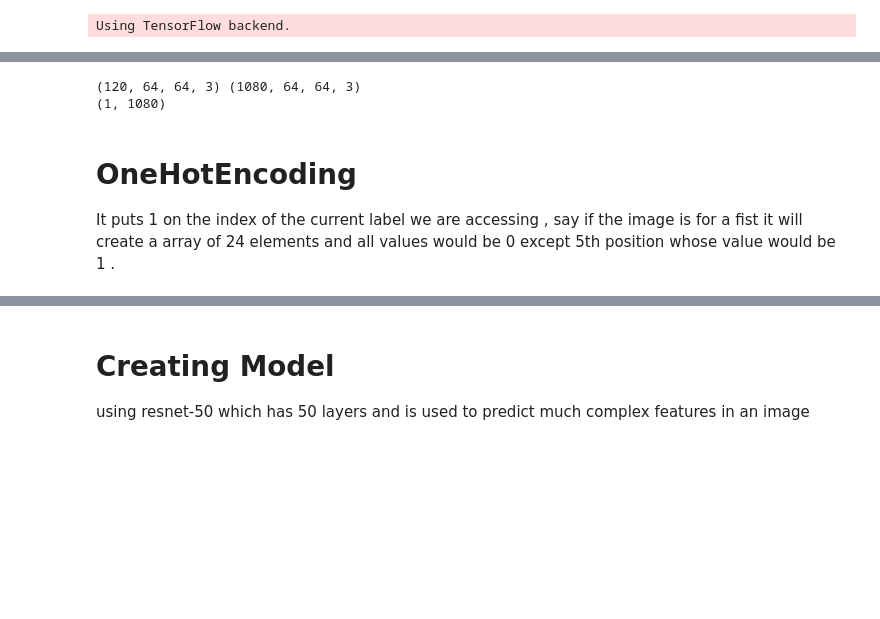
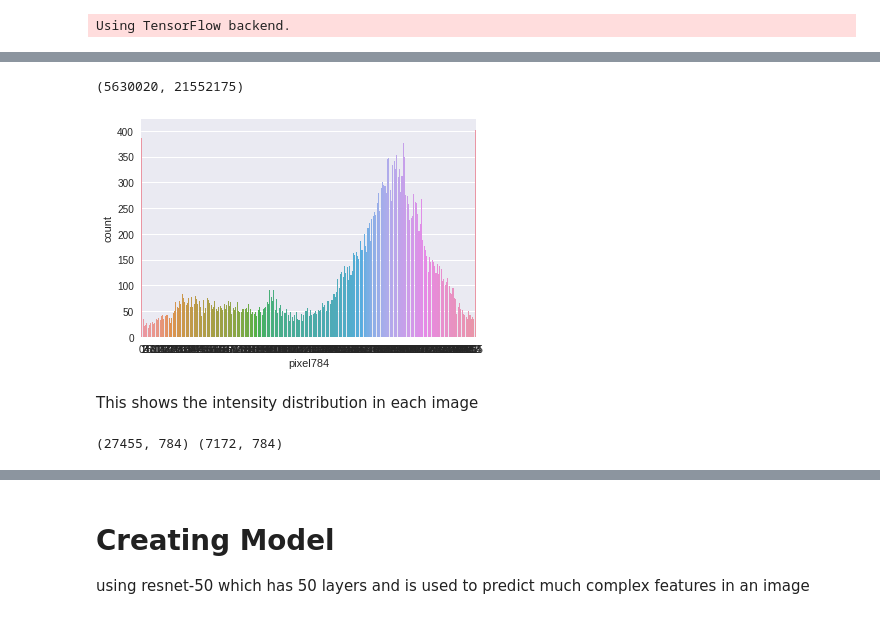
Before and after one commit to apuayush/hand_gest, a Jupyter notebook: training/training.ipynb, the cells around one changed output, grey strips where cells are left out. Drawn from its saved outputs; the diff is of its cells as text; code cells hidden in the pictures; blank space fills up the shorter version.

```diff
--- a/training/training.ipynb
+++ b/training/training.ipynb
@@ -98,5 +51,6 @@ def random_mini_batches(X, Y, mini_batch_size = 64, seed = 0):
 # %%
-# train = pd.read_csv('../input/sign_mnist_train.csv')
-# test = pd.read_csv('../input/sign_mnist_train.csv')
-
-X_train_orig, Y_train_orig, X_test_orig, Y_test_orig, classes = load_dataset()
+data_train = pd.read_csv('data/sign_mnist_train.csv')
+data_test = pd.read_csv('data/sign_mnist_test.csv')
+# %%
+from sklearn.utils import shuffle
+data_train = shuffle(data_train)
@@ -102,0 +77,12 @@ X_train_orig, Y_train_orig, X_test_orig, Y_test_orig, classes = load_dataset()
+# %%
+data_test.size, data_train.size
+# %% [output]
+(5630020, 21552175)
+# %%
+import seaborn as sns
+
+ax = sns.countplot(data_train.iloc[:,-1],label="label")
+# %% [output]
+[figure, added]
+# %% [markdown]
+This shows the intensity distribution in each image
@@ -103,9 +95,4 @@ X_train_orig, Y_train_orig, X_test_orig, Y_test_orig, classes = load_dataset()
 # %%
-print(X_test_orig.shape, X_train_orig.shape)
-print(Y_train_orig.shape)
+print(X_train_orig_1.shape, X_test_orig_1.shape)
 # %% [output]
-(120, 64, 64, 3) (1080, 64, 64, 3)
-(1, 1080)
+(27455, 784) (7172, 784)
-# %% [markdown]
-# OneHotEncoding
-It puts 1 on the index of the current label we are accessing , say if the image is for a fist it will create a array of 24 elements and all values would be 0 except 5th position whose value would be 1 .
```
Also changed, not shown: parts of 43 cells of this notebook, 41 other files.
